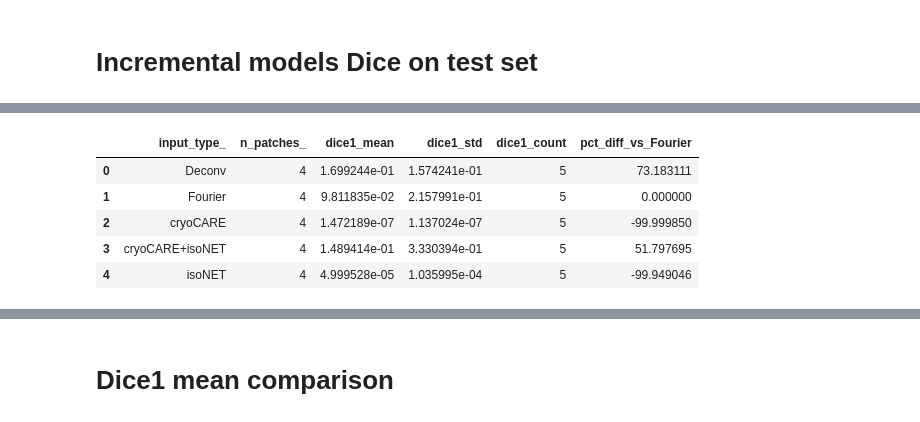
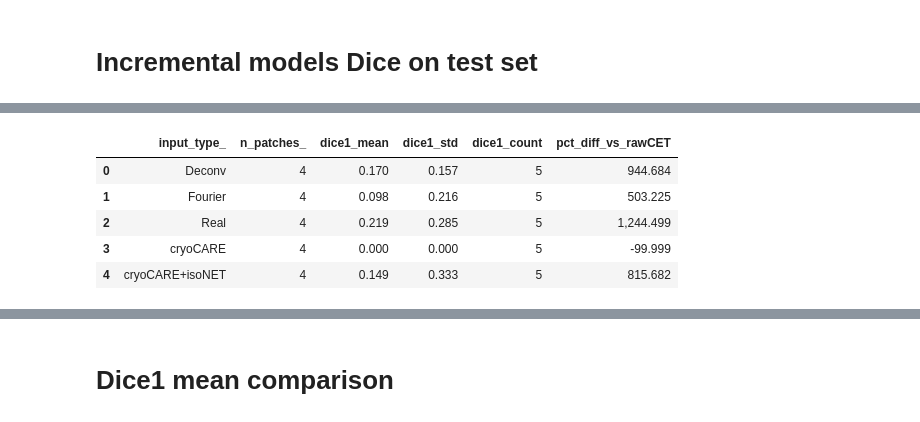
Before and after one commit to Fickincool/master-thesis, a Jupyter notebook: Notebooks/7.00_tomoSegmentPipeline/7.02_analyze_incremental_models.ipynb, the cells around one changed output, grey strips where cells are left out. Saved outputs shown, nothing was run; the diff lists cells and outputs as text; code cells hidden in the pictures.

```diff
--- a/Notebooks/7.00_tomoSegmentPipeline/7.02_analyze_incremental_models.ipynb
+++ b/Notebooks/7.00_tomoSegmentPipeline/7.02_analyze_incremental_models.ipynb
@@ -180,0 +232,42 @@ loss_means.head()
+# %%
+pd.options.display.float_format = "{:,.3f}".format
+def parse_bottom2(line):
+
+    # parse top1
+    vals = line.split('&')
+    bottom1 = 0
+
+    # print(vals)
+
+    for val in vals:
+        if '.' in val:
+            try:
+                v = float(val.replace(' ', '').replace('\\', ''))
+                # print(v)
+                if v>top1:
+                    top1 = v
+
+            except ValueError:
+                pass
+
+    line = line.replace(str(top1), '\\textbf{\\underline{%s}}'%str(top1))
+
+    # parse top2
+    vals = line.split('&')
+    top2 = 0
+
+    for val in vals:
+        if '.' in val:
+            try:
+                v = -1*float(val.replace(' ', '').replace('\\', ''))
+                if v>top2:
+                    top2 = v
+
+            except ValueError:
+                pass
+
+    print(top1, top2)
+
+    new_line = line.replace(str(top2), '\\textbf{%s}'%str(top2))
+
+    return new_line
@@ -401,22 +566,23 @@ df_testSet.head()
 # %%
 df_testSet['input_type'] = df_testSet.input_type.map(lambda x: 'Fourier' if x=='F2Fd' else x).values
+df_testSet['input_type'] = df_testSet.input_type.map(lambda x: 'Real' if x=='S2Sd' else x).values
 # %%
 loss_means = df_testSet[df_testSet.n_patches%4==0].groupby(['input_type', 'n_patches']).agg({'dice1':['mean','std','count']
                                                                                             }).reset_index()
 loss_means.columns = ['_'.join(col) for col in loss_means.columns]
 
-ref_name = 'Fourier'
+ref_name = 'rawCET'
 ref = loss_means[loss_means.input_type_==ref_name][['n_patches_', 'dice1_mean']]
 ref.columns = ['n_patches_', 'pct_diff_vs_%s' %ref_name]
 loss_means = loss_means.merge(ref, on='n_patches_')
 
 loss_means['pct_diff_vs_%s' %ref_name] = 100*(loss_means.dice1_mean-loss_means['pct_diff_vs_%s' %ref_name])/loss_means['pct_diff_vs_%s' %ref_name]
 
 loss_means.head()
 # %% [output]
-|  | input_type_ | n_patches_ | dice1_mean | dice1_std | dice1_count | pct_diff_vs_Fourier |
-| 0 | Deconv | 4 | 1.699244e-01 | 1.574241e-01 | 5 | 73.183111 |
-| 1 | Fourier | 4 | 9.811835e-02 | 2.157991e-01 | 5 | 0.000000 |
-| 2 | cryoCARE | 4 | 1.472189e-07 | 1.137024e-07 | 5 | -99.999850 |
-| 3 | cryoCARE+isoNET | 4 | 1.489414e-01 | 3.330394e-01 | 5 | 51.797695 |
-| 4 | isoNET | 4 | 4.999528e-05 | 1.035995e-04 | 5 | -99.949046 |
+|  | input_type_ | n_patches_ | dice1_mean | dice1_std | dice1_count | pct_diff_vs_rawCET |
+| 0 | Deconv | 4 | 0.170 | 0.157 | 5 | 944.684 |
+| 1 | Fourier | 4 | 0.098 | 0.216 | 5 | 503.225 |
+| 2 | Real | 4 | 0.219 | 0.285 | 5 | 1,244.499 |
+| 3 | cryoCARE | 4 | 0.000 | 0.000 | 5 | -99.999 |
+| 4 | cryoCARE+isoNET | 4 | 0.149 | 0.333 | 5 | 815.682 |
```
Also changed, not shown: parts of 22 cells of this notebook, 2 other files.
